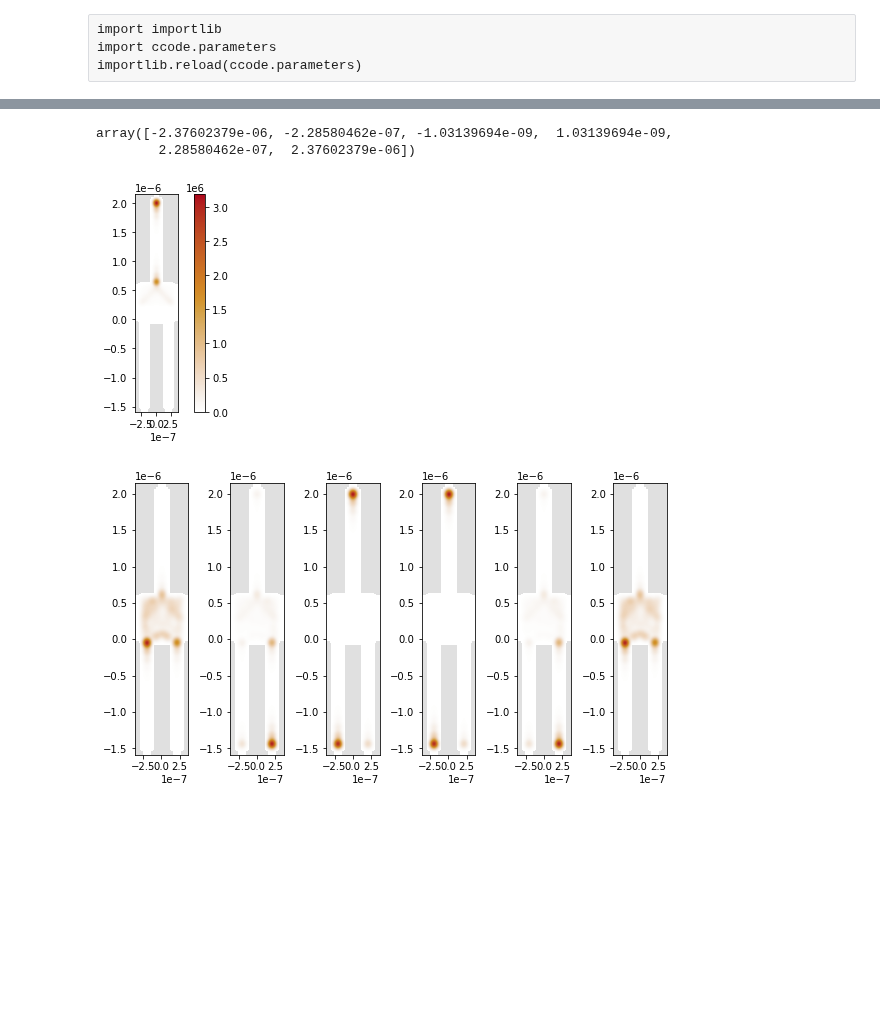
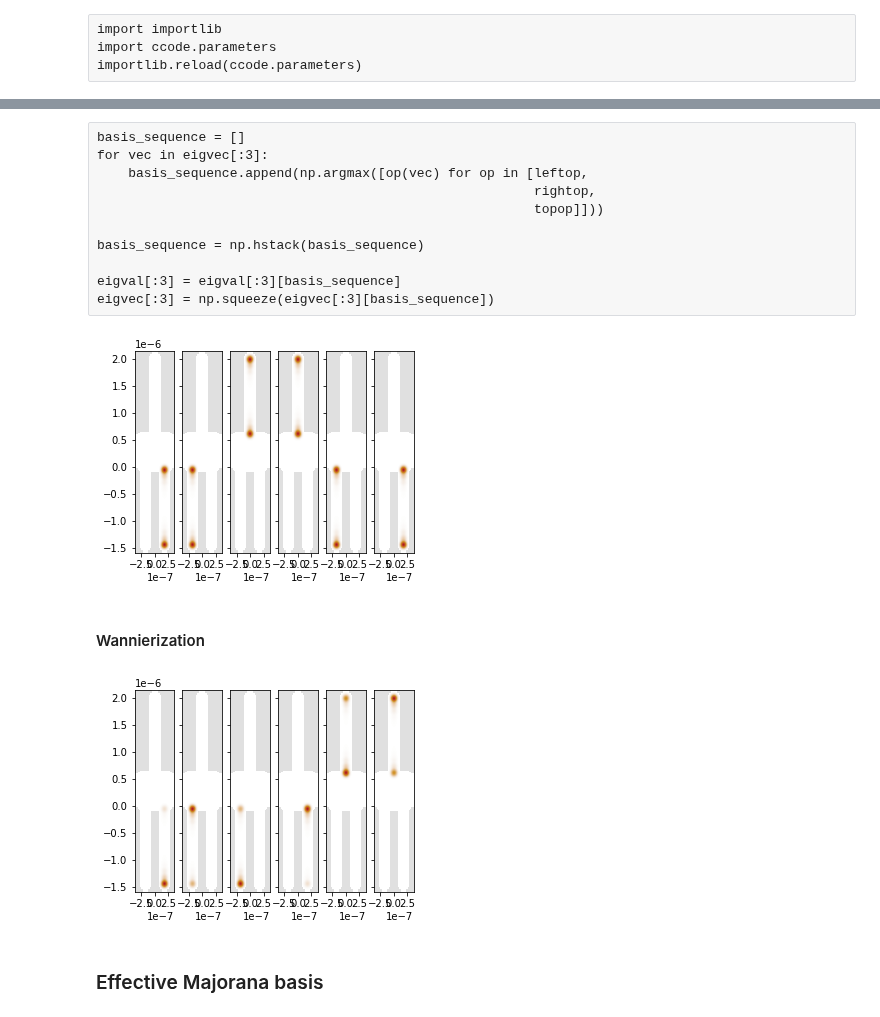
Before and after one commit to Satin21/Trijunction, a Jupyter notebook: analysis/Y.ipynb, the cells around one changed output, grey strips where cells are left out. Cells and saved outputs as stored; diff of their text form; code cells hidden in the pictures; blank space fills up the shorter version.

Commit message:
Wannierization-wip

```diff
--- a/analysis/Y.ipynb
+++ b/analysis/Y.ipynb
@@ -709,7 +681,10 @@ sol1 = minimize(
             gate_tuner,
             initial_condition,
             args=args,
+    # ftol = 1e-6,
+    # verbose = 2
     method = 'trust-constr',
-            options = {'disp': True, 'verbose': 2 }
+            options = {'disp': True, 'verbose': 2, 'maxiter': 20,
+                       'gtol': 1e-3, 'initial_tr_radius': 2e-4}
         )
 # %% [output]
@@ -800,5 +771,0 @@ evals, evecs = sl.sort_eigen(sla.eigsh(ham_mat.tocsc(), k=6, sigma = 0.0))
-# %%
-evals
-# %% [output]
-array([-2.37602379e-06, -2.28580462e-07, -1.03139694e-09,  1.03139694e-09,
-        2.28580462e-07,  2.37602379e-06])
@@ -807,10 +772,37 @@ density = kwant.operator.Density(trijunction, np.eye(4))
-# %%
-kwant.plotter.density(trijunction, density(evecs[-2]));
-# %% [output]
-[figure, removed]
+# %%
+summed_ham = sum(
+    [
+        linear_ham[key] * voltages[key]
+        for key, value in linear_ham.items()
+    ]
+)
+
+tight_binding_hamiltonian = base_hamiltonian + summed_ham
+
+
+eigval, eigvec = sl.sort_eigen(sparse.linalg.eigsh(tight_binding_hamiltonian.tocsc(),
+                                                   k=12, sigma = 0))
+# %%
+eigval = eigval[3:9]
+eigvec = eigvec[3:9]
+# %% [raw]
+basis_sequence = []
+for vec in eigvec[:3]:
+    basis_sequence.append(np.argmax([op(vec) for op in [leftop,
+                                                        rightop,
+                                                        topop]]))
+
+basis_sequence = np.hstack(basis_sequence)
+
+eigval[:3] = eigval[:3][basis_sequence]
+eigvec[:3] = np.squeeze(eigvec[:3][basis_sequence])
+# %%
+density = Density(trijunction, np.eye(4))
 # %%
-fig, ax = plt.subplots(1, 6, figsize = (10, 5))
-for i in range(6):
-    kwant.plotter.density(trijunction, density(eigvec[i]), ax = ax[i]);
+fig, ax = plt.subplots(1, len(eigvec), figsize = (5, 5), sharey = True)
+for i in range(len(eigvec)):
+    cax = kwant.plotter.density(trijunction, density(eigvec[i]), ax = ax[i]);
 # %% [output]
-[figure, old version]
+[figure, new version]
+# %% [markdown]
+#### Wannierization
@@ -816,0 +832,8 @@ for i in range(6):
+# %%
+fig, ax = plt.subplots(1, len(eigvec), figsize = (5, 5), sharey = True)
+for i in range(len(eigvec)):
+    cax = kwant.plotter.density(trijunction, density(wannier_eigvec[i]), ax = ax[i]);
+# %% [output]
+[figure, added]
+# %% [markdown]
+### Effective Majorana basis
```
Also changed, not shown: parts of 66 cells of this notebook, 1 other file.
